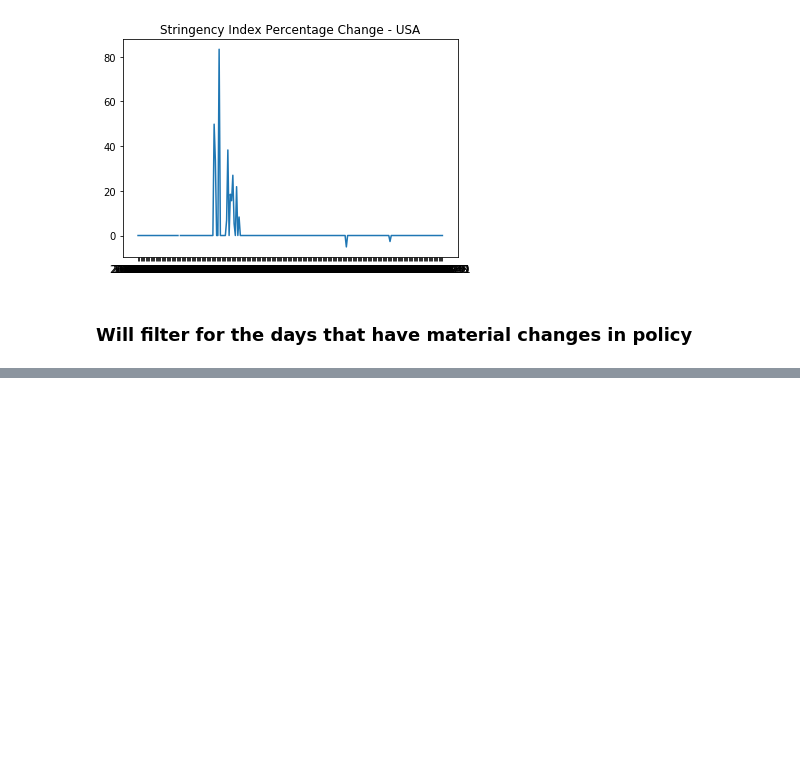
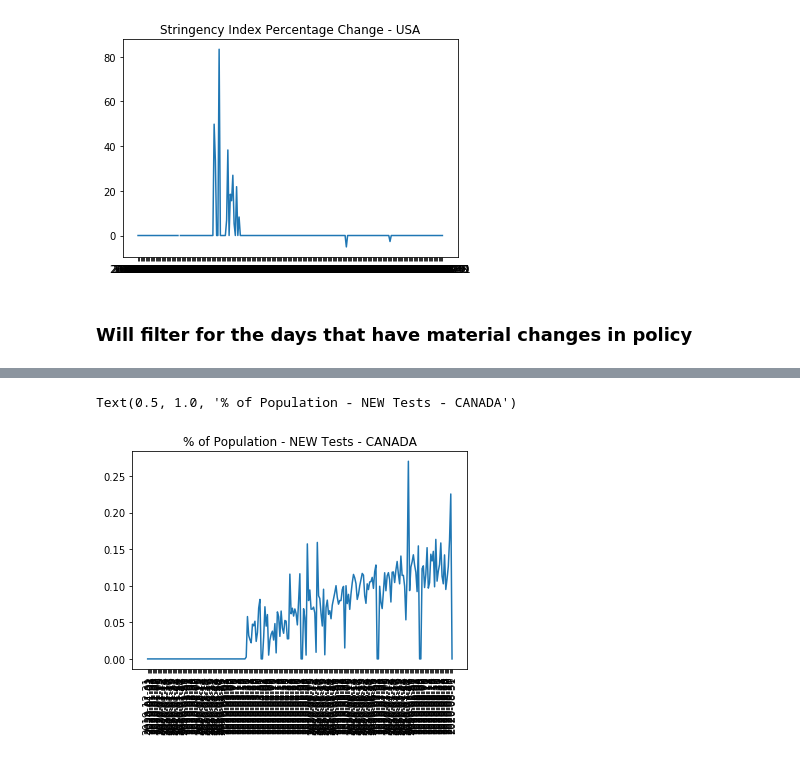
Before and after one commit to pmmfs/capstone-project, a Jupyter notebook: Analysis/government_regulation_impact_initial_analysis_mk.ipynb, the cells around one changed output, grey strips where cells are left out. Cells and saved outputs as stored; diff of their text form; code cells hidden in the pictures; blank space fills up the shorter version.

```diff
--- a/Analysis/government_regulation_impact_initial_analysis_mk.ipynb
+++ b/Analysis/government_regulation_impact_initial_analysis_mk.ipynb
@@ -195,0 +248,12 @@ new_usa_GT10
+# %%
+# For all new and total columns
+canada_df['% of Pop - New Tests'] = (canada_df['new_tests']/canada_df['population'])*100
+canada_df['% of Pop - Total Tests'] = (canada_df['total_tests_updated']/canada_df['population'])*100
+
+canada_df['% of Pop - New Cases'] = (canada_df['new_cases']/canada_df['population'])*100
+canada_df['% of Pop - Total Cases'] = (canada_df['total_cases_updated']/canada_df['population'])*100
+
+canada_df['% of Pop - New Deaths'] = (canada_df['new_deaths']/canada_df['population'])
+canada_df['% of Pop - Total Deaths'] = (canada_df['total_deaths_updated']/canada_df['population'])*100
+
+# canada_df.tail()
@@ -195,0 +268,10 @@ new_usa_GT10
+# %%
+# Set the x-axis to a date_updated and y-axis to % of Population - NEW - CANADA
+x_axis1 = canada_df["date_updated"]
+y_axis1 = canada_df["% of Pop - New Tests"]
+
+x_axis2 = canada_df["date_updated"]
+y_axis2 = canada_df["% of Pop - New Cases"]
+
+x_axis3 = canada_df["date_updated"]
+y_axis3 = canada_df["% of Pop - New Deaths"]
@@ -195,0 +288,10 @@ new_usa_GT10
+# %%
+# Plot % of Population - NEW - CANADA
+plt.plot(x_axis1, y_axis1)
+
+plt.xticks(rotation=90)
+
+plt.title("% of Population - NEW Tests - CANADA")
+# %% [output]
+Text(0.5, 1.0, '% of Population - NEW Tests - CANADA')
+[figure, added]
```
Also changed, not shown: parts of 20 cells of this notebook, 4 other files.
